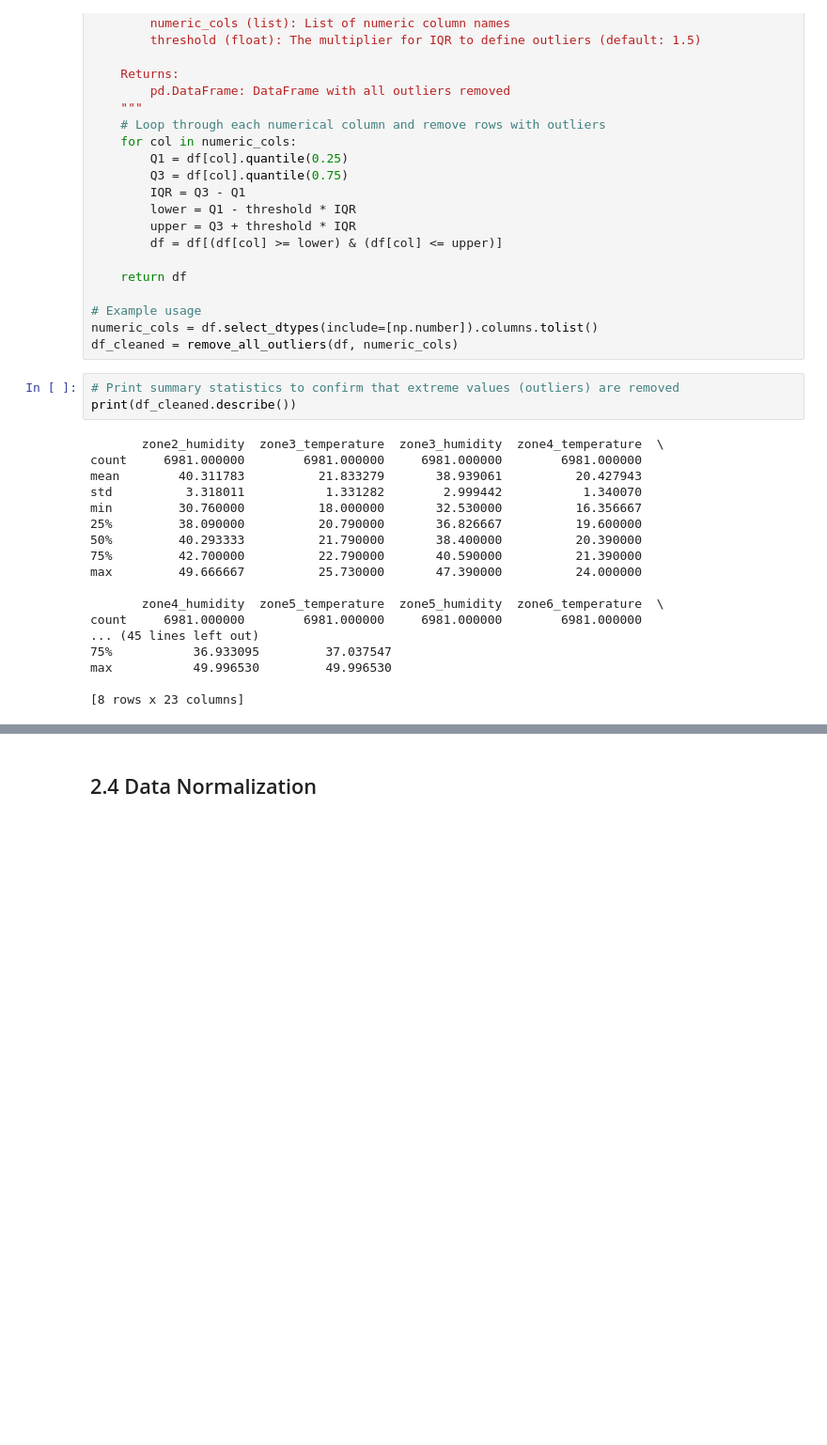
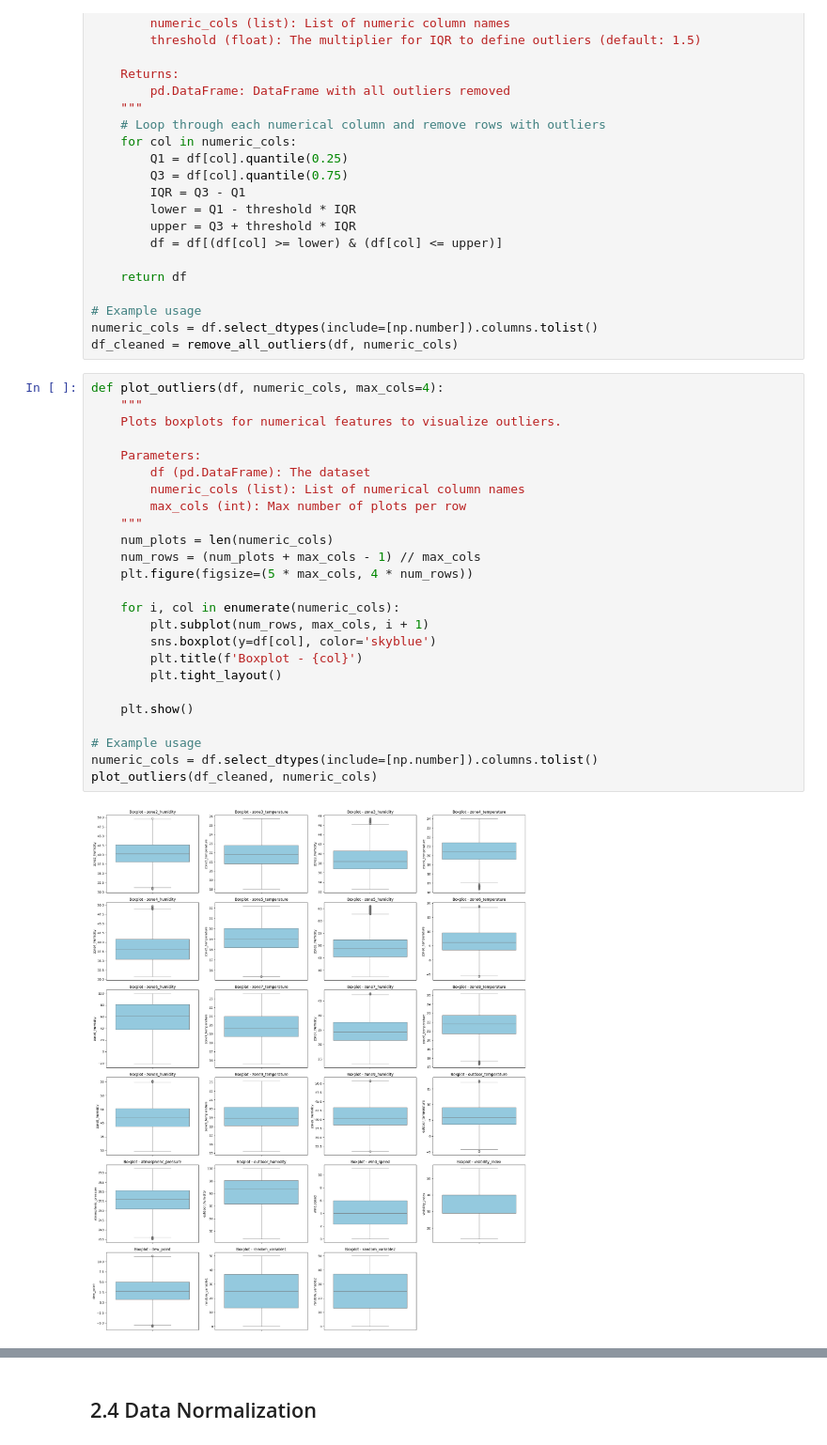
Before and after one commit to rzgwassila/Smart-Factory-Energy-Prediction-Challenge, a Jupyter notebook: main.ipynb, the cells around one changed output, grey strips where cells are left out. Shown: that part at 94% size. Cells and saved outputs as stored; diff of their text form; blank space fills up the shorter version.

```diff
--- a/main.ipynb
+++ b/main.ipynb
@@ -202,24 +203,30 @@ def remove_all_outliers(df, numeric_cols, threshold=1.5):
 # Example usage
 numeric_cols = df.select_dtypes(include=[np.number]).columns.tolist()
 df_cleaned = remove_all_outliers(df, numeric_cols)
-# %%
-# Print summary statistics to confirm that extreme values (outliers) are removed
-print(df_cleaned.describe())
-# %% [output]
-       zone2_humidity  zone3_temperature  zone3_humidity  zone4_temperature  \
-count     6981.000000        6981.000000     6981.000000        6981.000000
-mean        40.311783          21.833279       38.939061          20.427943
-std          3.318011           1.331282        2.999442           1.340070
-min         30.760000          18.000000       32.530000          16.356667
-25%         38.090000          20.790000       36.826667          19.600000
-50%         40.293333          21.790000       38.400000          20.390000
-75%         42.700000          22.790000       40.590000          21.390000
-max         49.666667          25.730000       47.390000          24.000000
-
-       zone4_humidity  zone5_temperature  zone5_humidity  zone6_temperature  \
-count     6981.000000        6981.000000     6981.000000        6981.000000
-... (45 lines left out)
-75%           36.933095         37.037547
-max           49.996530         49.996530
-
-[8 rows x 23 columns]
+# %%
+def plot_outliers(df, numeric_cols, max_cols=4):
+    """
+    Plots boxplots for numerical features to visualize outliers.
+
+    Parameters:
+        df (pd.DataFrame): The dataset
+        numeric_cols (list): List of numerical column names
+        max_cols (int): Max number of plots per row
+    """
+    num_plots = len(numeric_cols)
+    num_rows = (num_plots + max_cols - 1) // max_cols
+    plt.figure(figsize=(5 * max_cols, 4 * num_rows))
+
+    for i, col in enumerate(numeric_cols):
+        plt.subplot(num_rows, max_cols, i + 1)
+        sns.boxplot(y=df[col], color='skyblue')
+        plt.title(f'Boxplot - {col}')
+        plt.tight_layout()
+
+    plt.show()
+
+# Example usage
+numeric_cols = df.select_dtypes(include=[np.number]).columns.tolist()
+plot_outliers(df_cleaned, numeric_cols)
+# %% [output]
+[figure, added]
```
Also changed, not shown: parts of 9 cells of this notebook.
